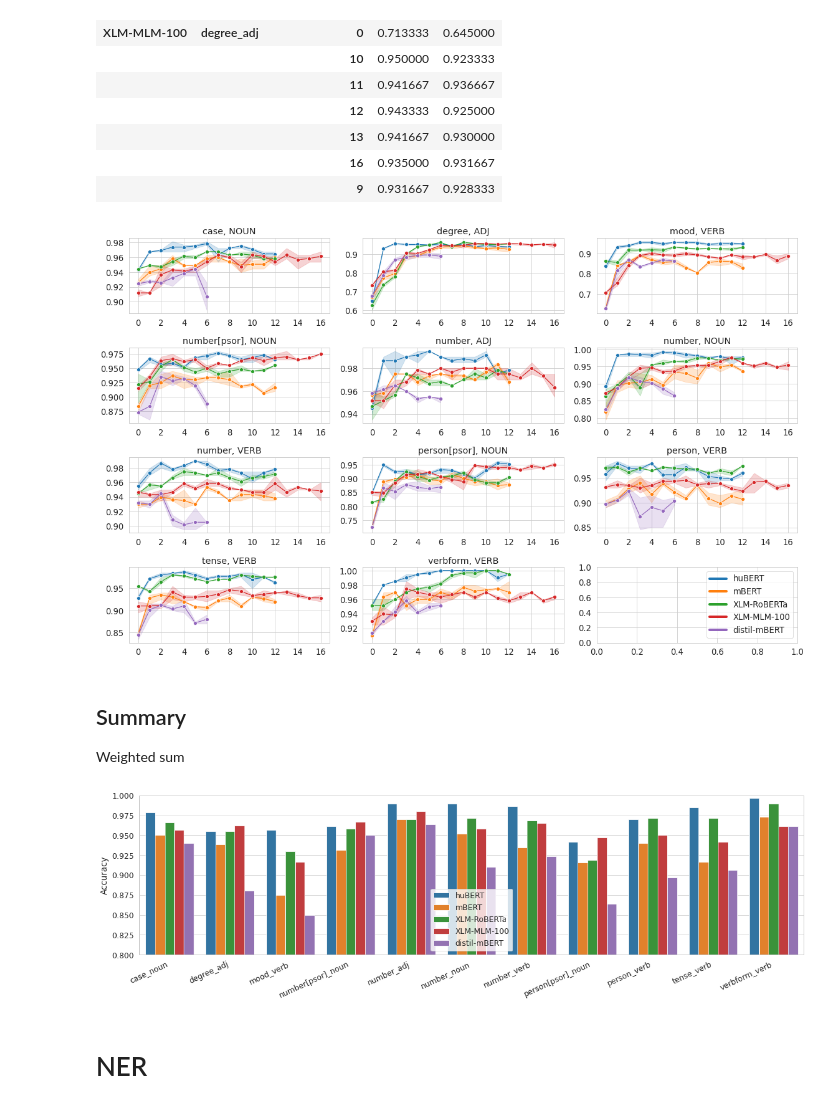
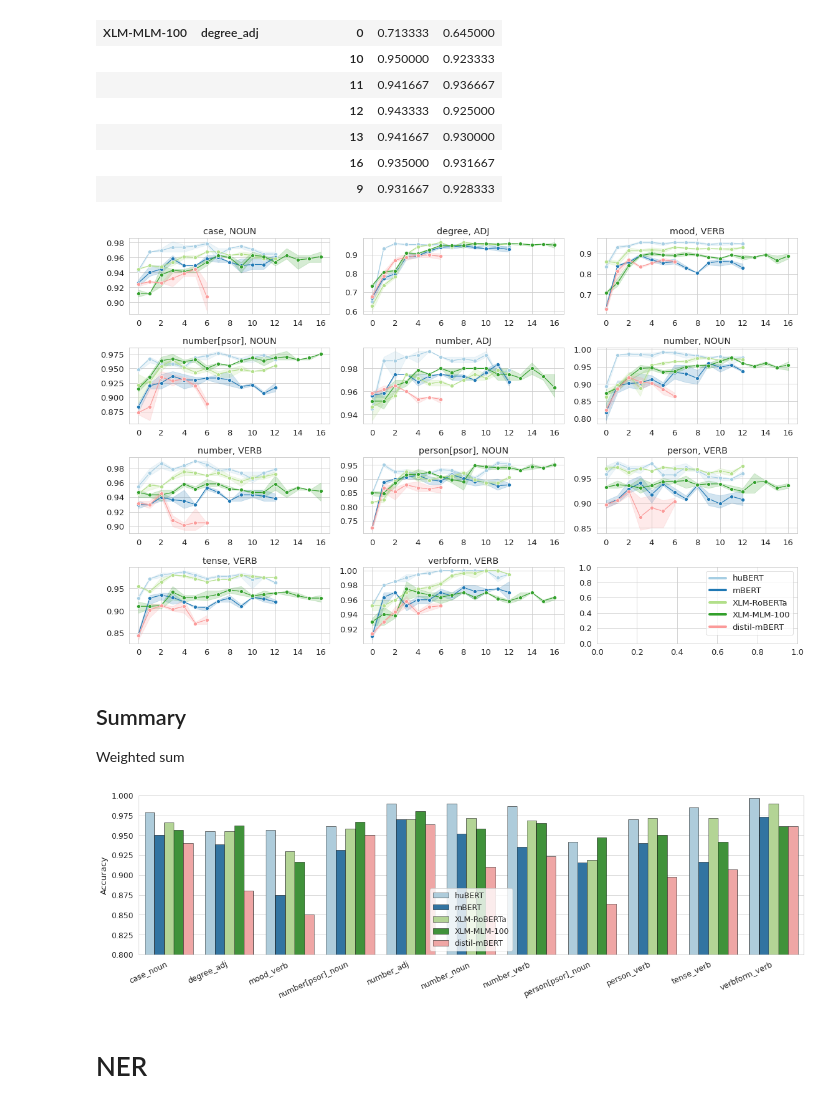
Before and after one commit to juditacs/hubert_eval, a Jupyter notebook: notebooks/hubert_eval_main.ipynb, the cells around one changed output. Cells and saved outputs as stored; diff of their text form; code cells hidden in the pictures.

```diff
--- a/notebooks/hubert_eval_main.ipynb
+++ b/notebooks/hubert_eval_main.ipynb
@@ -16,6 +16,9 @@ from matplotlib.ticker import MaxNLocator
 from deep_experiments.utils import load_experiment_dirs, quick_load_experiments_tsv
 from utils import add_stats, load_probing_dirs
 
+reduced_palette = sns.color_palette(sns.color_palette("Paired")[1::2])
+barplot_kws = dict(linewidth=0.5, edgecolor="black", palette="Paired")
+
 %load_ext autoreload
 %autoreload 2
 
@@ -25,13 +31,15 @@ from utils import add_stats, load_probing_dirs
 # %%
 szeged_pos = pd.read_table("../results/szeged_pos.tsv", na_filter=None, quoting=3)
 model_order = [
-    'huBERT',
-    'mBERT',
-    'XLM-RoBERTa',
-    'XLM-MLM-100',
-    'distil-mBERT',
+    "huBERT",
+    "mBERT",
+    "XLM-RoBERTa",
+    "XLM-MLM-100",
+    "distil-mBERT",
 ]
-szeged_pos['model'] = pd.Categorical(szeged_pos['model'], ordered=True, categories=model_order)
+szeged_pos["model"] = pd.Categorical(
+    szeged_pos["model"], ordered=True, categories=model_order
+)
 szeged_pos.head()
 # %% [output]
 |  | model | subword_pooling | layer_pooling | dev_acc | test_acc |
@@ -246,5 +305,7 @@ pos.head()
 # %% [markdown]
 Filter subword pooling other than first/last
 # %%
-pos = pos[(pos.subword_pooling.isin(('first', 'last'))) & (pos.apply(is_best_layer, axis=1))].copy()
+pos = pos[
+    (pos.subword_pooling.isin(("first", "last"))) & (pos.apply(is_best_layer, axis=1))
+].copy()
 # %%
@@ -361,19 +449,34 @@ m = m[m.subword_pooling=='last']
 # %%
-sns.set_style('whitegrid')
-with sns.plotting_context('paper', font_scale=1.5):
+sns.set_style("whitegrid")
+with sns.plotting_context("paper", font_scale=1.5):
     fig, axes = plt.subplots(4, 3, figsize=(16, 10))
 
-    for ti, (task, group) in enumerate(m.groupby('task')):
+    for ti, (task, group) in enumerate(m.groupby("task")):
         ax = axes.flat[ti]
         if ti == 0:
-            sns.lineplot(x=group.layer_pooling, y=group.test_acc, hue=group.model,
-                         markersize=6, marker='o', ax=ax)
+            sns.lineplot(
+                x=group.layer_pooling,
+                y=group.test_acc,
+                hue=group.model,
+                markersize=6,
+                marker="o",
+                ax=ax,
+                palette="Paired",
+            )
             handles, labels = ax.get_legend_handles_labels()
             ax.get_legend().remove()
         else:
-            sns.lineplot(x=group.layer_pooling, y=group.test_acc, hue=group.model,
-                         markersize=6, marker='o', ax=ax, legend=False)
-        tag, _, pos = task.partition('_')
+            sns.lineplot(
+                x=group.layer_pooling,
+                y=group.test_acc,
+                hue=group.model,
+                markersize=6,
+                marker="o",
+                ax=ax,
+                legend=False,
+                palette="Paired",
+            )
+        tag, _, pos = task.partition("_")
         ax.set_title(f"{tag}, {pos.upper()}")
         ax.set_xlabel("")
         ax.set_ylabel("")
@@ -383,27 +486,35 @@ with sns.plotting_context('paper', font_scale=1.5):
     plt.tight_layout()
     fig.savefig("fig/line_morph_layerwise.pdf")
 # %% [output]
-[figure, old version]
+[figure, new version]
 # %% [markdown]
 ## Summary
 
 Weighted sum
 # %%
-weighted_sum = morph[(morph.layer_pooling=='weighted_sum') & (morph.subword_pooling=='last')]
-weighted_sum = weighted_sum.groupby(['model', 'task']).test_acc.mean().reset_index()
+weighted_sum = morph[
+    (morph.layer_pooling == "weighted_sum") & (morph.subword_pooling == "last")
+]
+weighted_sum = weighted_sum.groupby(["model", "task"]).test_acc.mean().reset_index()
 # %%
-with sns.plotting_context('paper', font_scale=1.4):
+with sns.plotting_context("paper", font_scale=1.4):
     fig, ax = plt.subplots(1, figsize=(16, 5))
-    sns.barplot(x=weighted_sum.task, y=weighted_sum.test_acc, hue=weighted_sum.model, ax=ax)
+    sns.barplot(
+        x=weighted_sum.task,
+        y=weighted_sum.test_acc,
+        hue=weighted_sum.model,
+        ax=ax,
+        **barplot_kws,
+    )
     ax.set_ylim(0.8, 1)
-    ax.legend(loc='lower center')
+    ax.legend(loc="lower center")
     ax.set_xlabel("")
     ax.set_ylabel("Accuracy")
-    plt.xticks(rotation=25, ha='right')
+    plt.xticks(rotation=25, ha="right")
     plt.tight_layout()
     fig.savefig("fig/bar_morph_summary.pdf")
 # %% [output]
-[figure, old version]
+[figure, new version]
 # %% [markdown]
 # NER
 # %%
```
Also changed, not shown: parts of 28 cells of this notebook.
